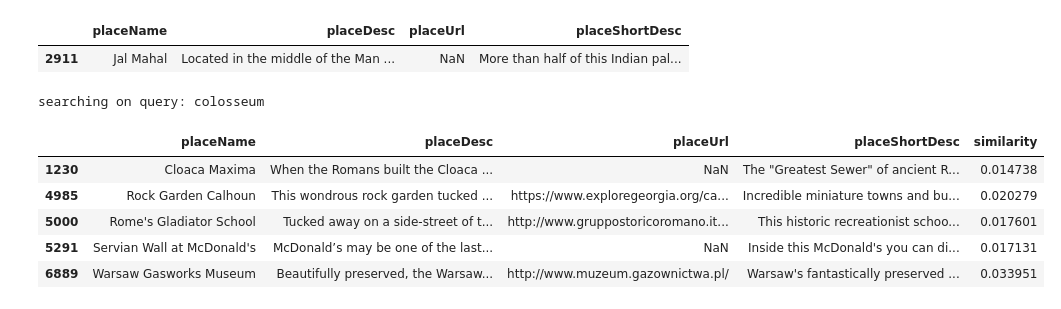
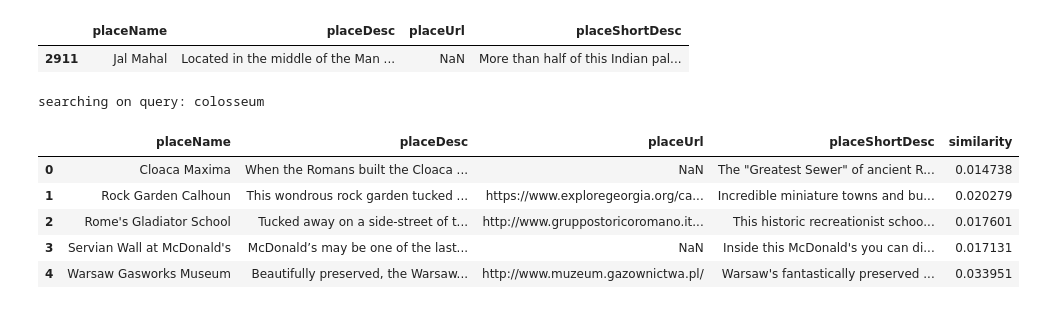
Before and after one commit to GiacomoBelliniStudent/ADM-HW3, a Jupyter notebook: main.ipynb, the cells around one changed output. Drawn from its saved outputs; the diff is of its cells as text; code cells hidden in the pictures.

```diff
--- a/main.ipynb
+++ b/main.ipynb
@@ -349,41 +349,42 @@ query = query_original.lower().split(' ')
 row_query = set()
 
 f = open('vocabulary.json')
 vocabulary = json.load(f)
 f.close()
 
 with open('./inverse_tf_ids_vocabulary.json', encoding='utf-8') as dict_file :
     jsonData = json.load(dict_file)
     for word in query:
         try:
             term_id = vocabulary[word]
             documents_ids = jsonData[str(term_id)]
             documents_ids = [tuple(x) for x in documents_ids]
             row_query.update(set(documents_ids))
         except KeyError:
             row_query.clear()
 dict_file.close()
 
 row_query = list(row_query)
 row_query.sort(key=lambda tup: tup[1], reverse=True)
 top_5 = row_query[0:5]
 heapq.heapify(top_5)
 
 print("searching on query: " +'\033[1m' + query_original + '\033[0m')
 if len(row_query) == 0:
     print('\033[1m' + "\nNo result was found. Maybe you're searchin for a stopword. Please retry with more informations." + '\033[0m' + '\n')
 
-top_5_df_rows = df_original[['placeName','placeDesc','placeUrl','placeShortDesc']][df_original['index'].isin([doc_id[0] for doc_id in top_5])]
-top_5_df_rows['similarity'] = [doc_id[1] for doc_id in top_5]
-top_5_df_rows
+top_5_df_rows = df_original[['placeName','placeDesc','placeUrl','placeShortDesc','index']][df_original['index'].isin([doc_id[0] for doc_id in top_5])]
+tuples_as_df = pd.DataFrame(top_5, columns=['index','similarity'])
+top_5_df_rows = top_5_df_rows.merge(tuples_as_df, on="index")
+top_5_df_rows.drop(['index'], axis=1)
 # %% [output]
 searching on query: colosseum
 |  | placeName | placeDesc | placeUrl | placeShortDesc | similarity |
-| 1230 | Cloaca Maxima | When the Romans built the Cloaca ... | NaN | The "Greatest Sewer" of ancient R... | 0.014738 |
-| 4985 | Rock Garden Calhoun | This wondrous rock garden tucked ... | https://www.exploregeorgia.org/ca... | Incredible miniature towns and bu... | 0.020279 |
-| 5000 | Rome's Gladiator School | Tucked away on a side-street of t... | http://www.gruppostoricoromano.it... | This historic recreationist schoo... | 0.017601 |
-| 5291 | Servian Wall at McDonald's | McDonald’s may be one of the last... | NaN | Inside this McDonald's you can di... | 0.017131 |
-| 6889 | Warsaw Gasworks Museum | Beautifully preserved, the Warsaw... | http://www.muzeum.gazownictwa.pl/ | Warsaw's fantastically preserved ... | 0.033951 |
+| 0 | Cloaca Maxima | When the Romans built the Cloaca ... | NaN | The "Greatest Sewer" of ancient R... | 0.014738 |
+| 1 | Rock Garden Calhoun | This wondrous rock garden tucked ... | https://www.exploregeorgia.org/ca... | Incredible miniature towns and bu... | 0.020279 |
+| 2 | Rome's Gladiator School | Tucked away on a side-street of t... | http://www.gruppostoricoromano.it... | This historic recreationist schoo... | 0.017601 |
+| 3 | Servian Wall at McDonald's | McDonald’s may be one of the last... | NaN | Inside this McDonald's you can di... | 0.017131 |
+| 4 | Warsaw Gasworks Museum | Beautifully preserved, the Warsaw... | http://www.muzeum.gazownictwa.pl/ | Warsaw's fantastically preserved ... | 0.033951 |
 # %%
 def get_custom_similarity(rows):
     df_rows_visited_people = [*df_original['numPeopleVisited'].get(rows)]
```
Also changed, not shown: parts of 4 cells of this notebook.
